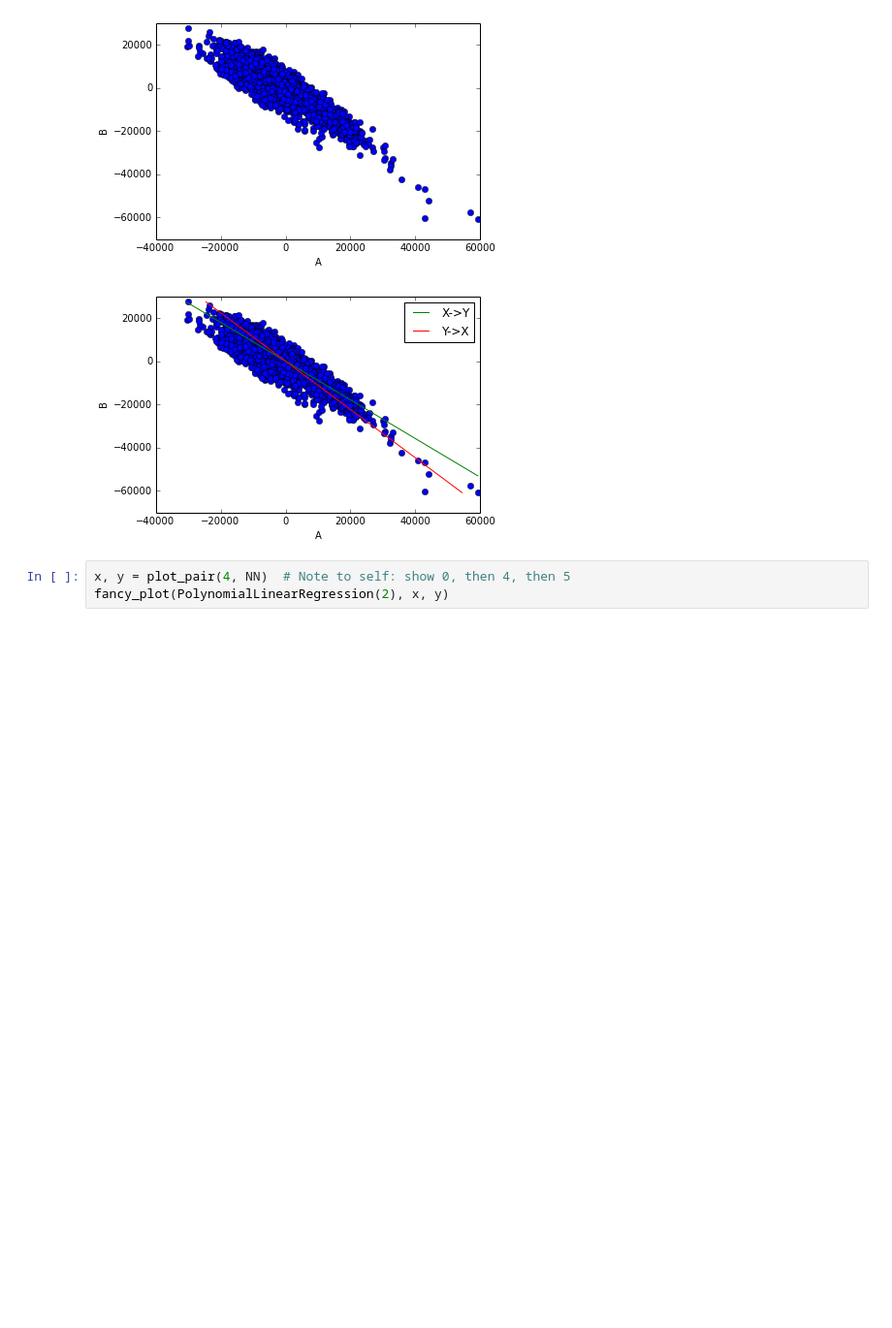
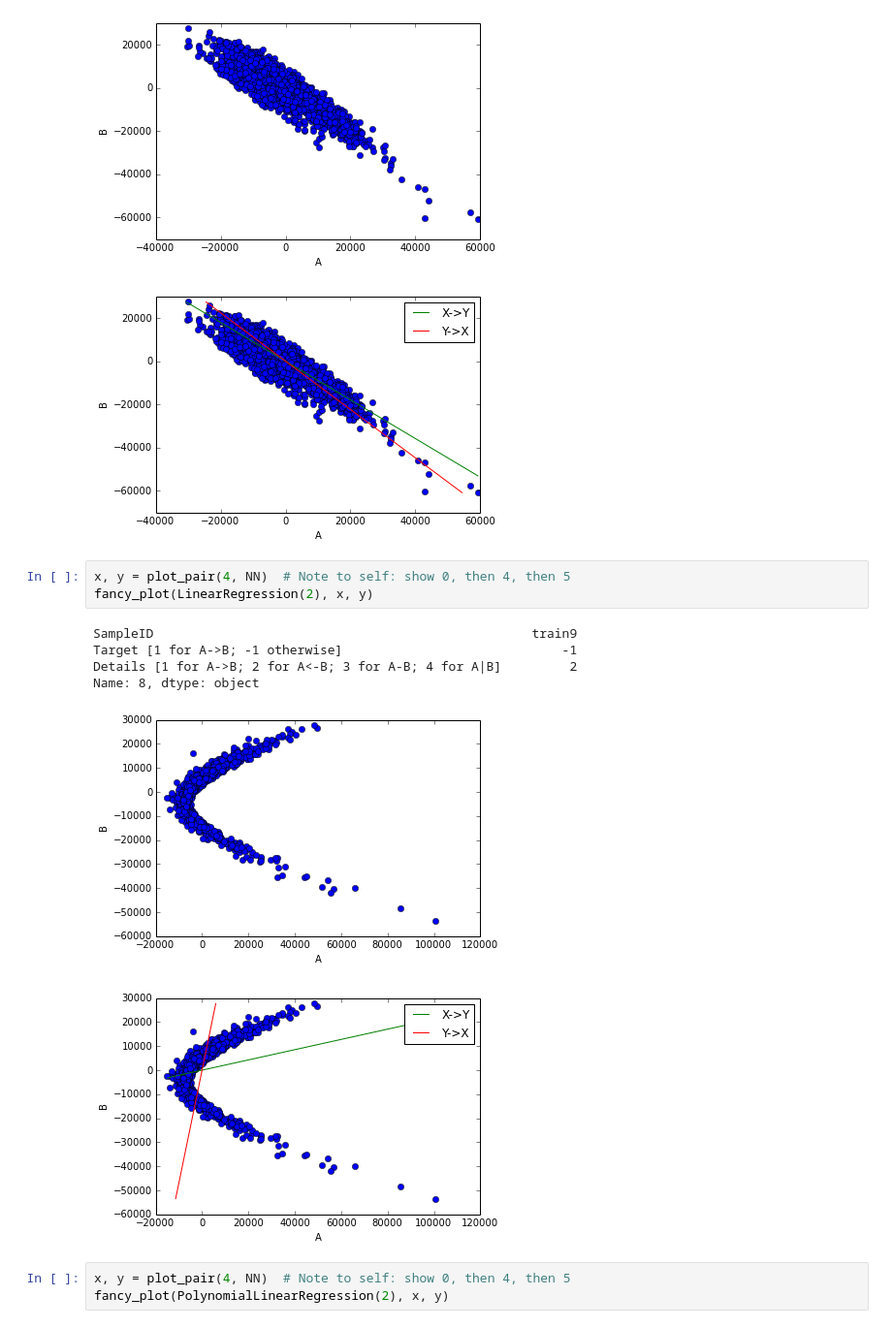
Before and after one commit to diogo149/CauseEffectPairsPresentation, a Jupyter notebook: Presentation.ipynb, the cells around one changed output. Shown at 97% size. Drawn from its saved outputs; the diff is of its cells as text; blank space fills up the shorter version.

Commit message:
adding another cell for linear regression on a parabola

```diff
--- a/Presentation.ipynb
+++ b/Presentation.ipynb
@@ -288,6 +288,16 @@ Details [1 for A->B; 2 for A<-B; 3 for A-B; 4 for A|B]         2
 Name: 1, dtype: object
 [figure]
 [figure]
+# %%
+x, y = plot_pair(4, NN)  # Note to self: show 0, then 4, then 5
+fancy_plot(LinearRegression(2), x, y)
+# %% [output]
+SampleID                                                  train9
+Target [1 for A->B; -1 otherwise]                             -1
+Details [1 for A->B; 2 for A<-B; 3 for A-B; 4 for A|B]         2
+Name: 8, dtype: object
+[figure, added]
+[figure, added]
 # %%
 x, y = plot_pair(4, NN)  # Note to self: show 0, then 4, then 5
 fancy_plot(PolynomialLinearRegression(2), x, y)
```
Also changed, not shown: 1 other file.
